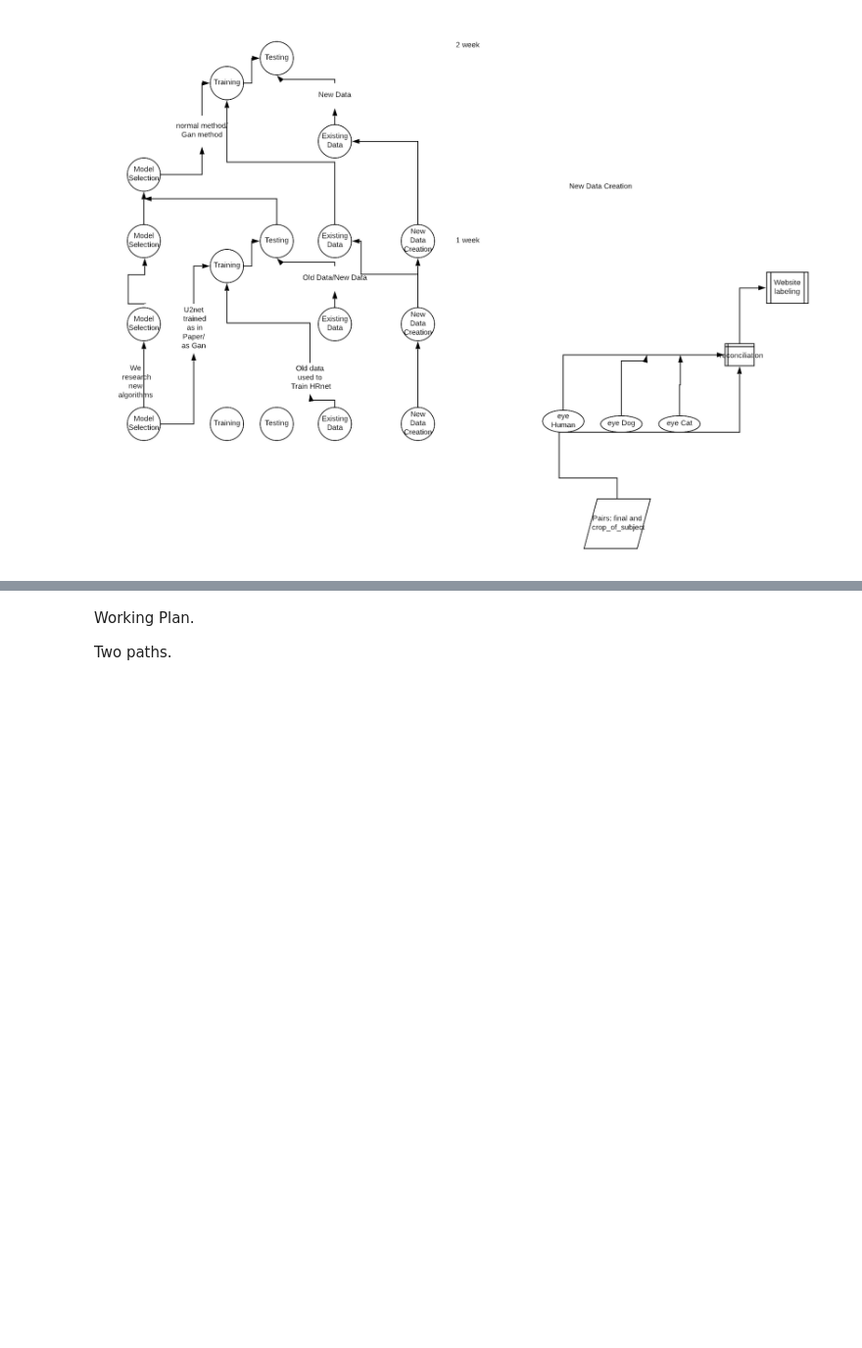
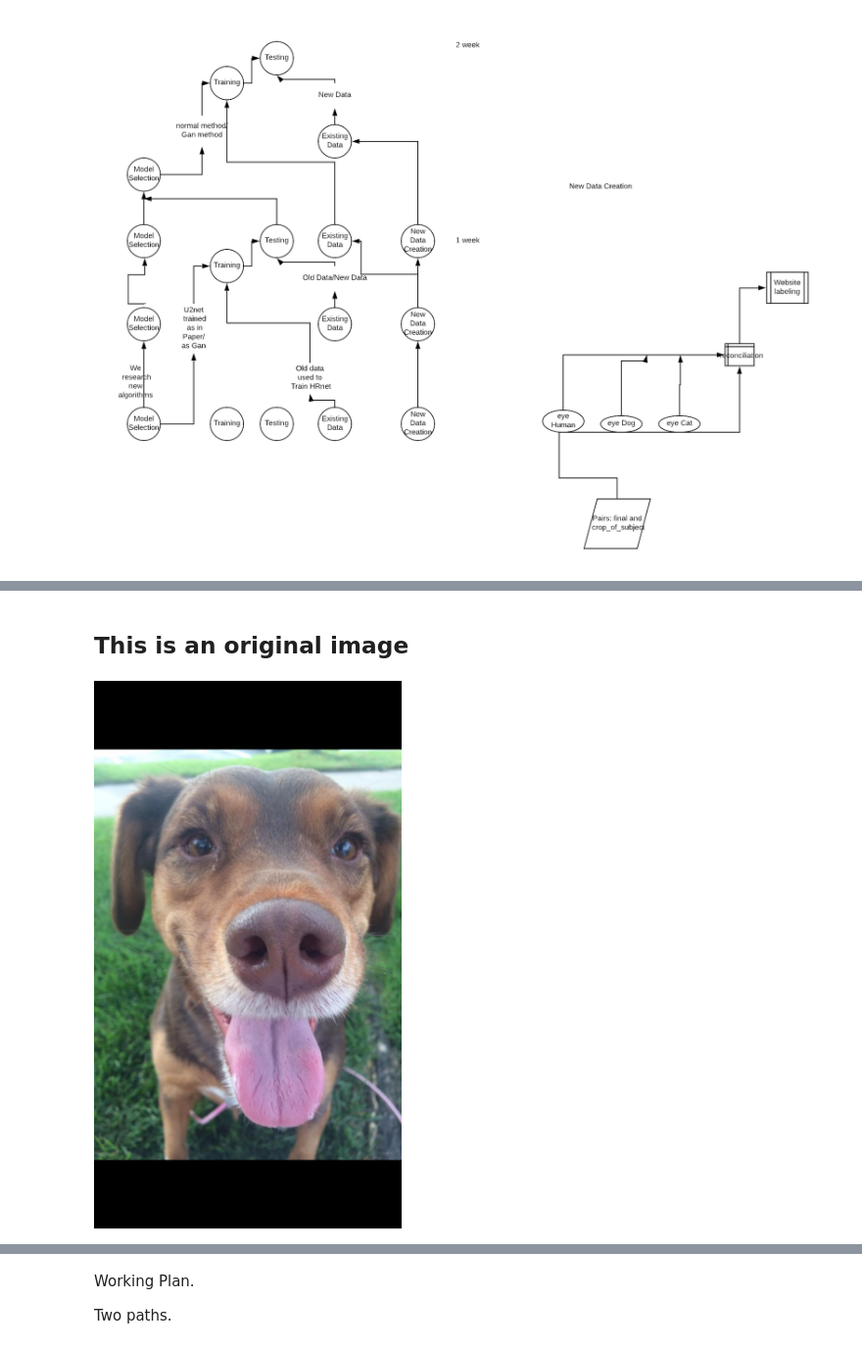
Before and after one commit to NewSciTLH/U-2-Net, a Jupyter notebook: notesdayperday.ipynb, the cells around one changed output, grey strips where cells are left out. Shown at 98% size. Cells and saved outputs as stored; diff of their text form; code cells hidden in the pictures; blank space fills up the shorter version.

```diff
--- a/notesdayperday.ipynb
+++ b/notesdayperday.ipynb
@@ -9,0 +77,7 @@ IpI("base_diagram.png")
+# %% [markdown]
+## This is an original image
+# %%
+im3 = Image.open('figures/143893_1539886090-84-1034e34e-75fe-4346-adc8-485ece94df1d.png')
+im3
+# %% [output]
+[figure, added]
```
Also changed, not shown: parts of 18 cells of this notebook, 3 other files.
